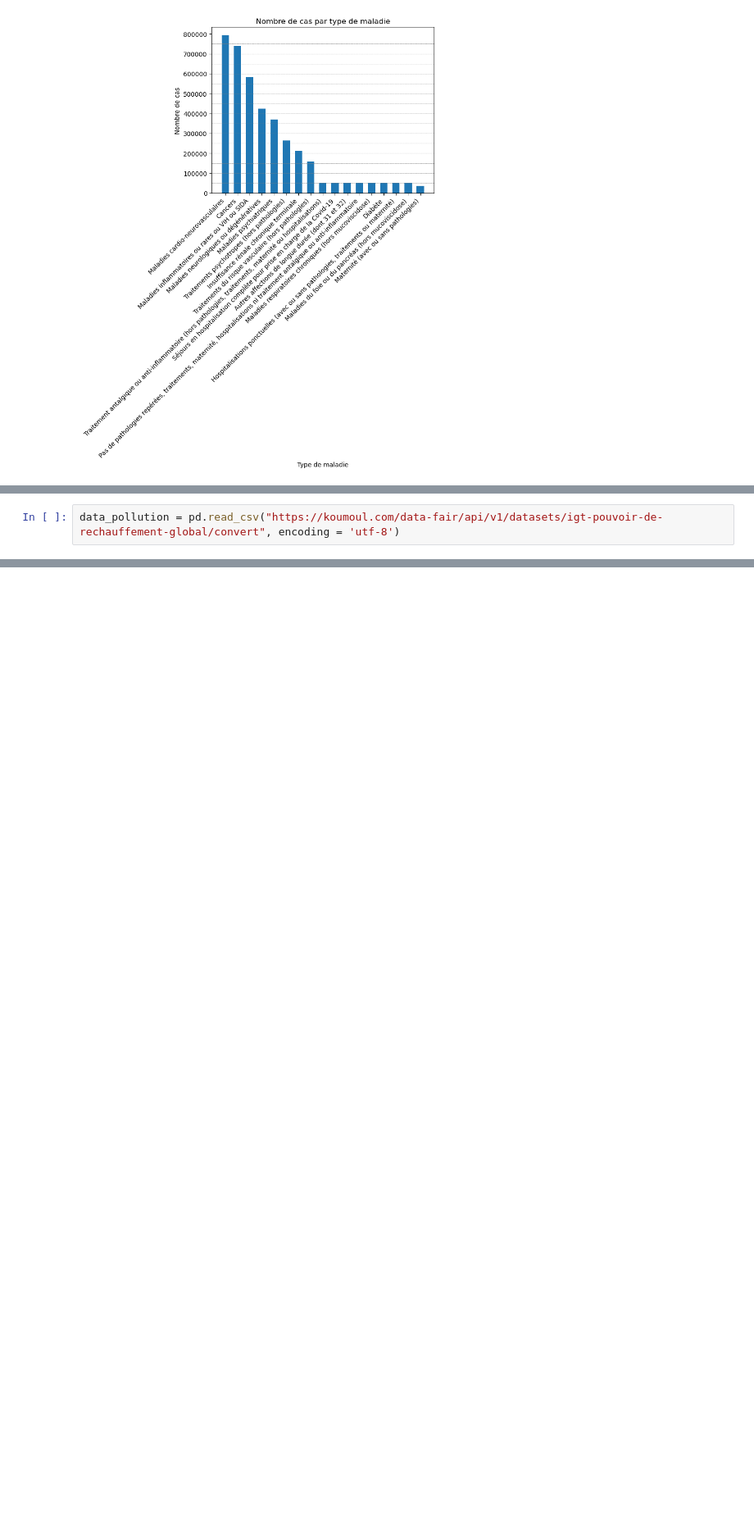
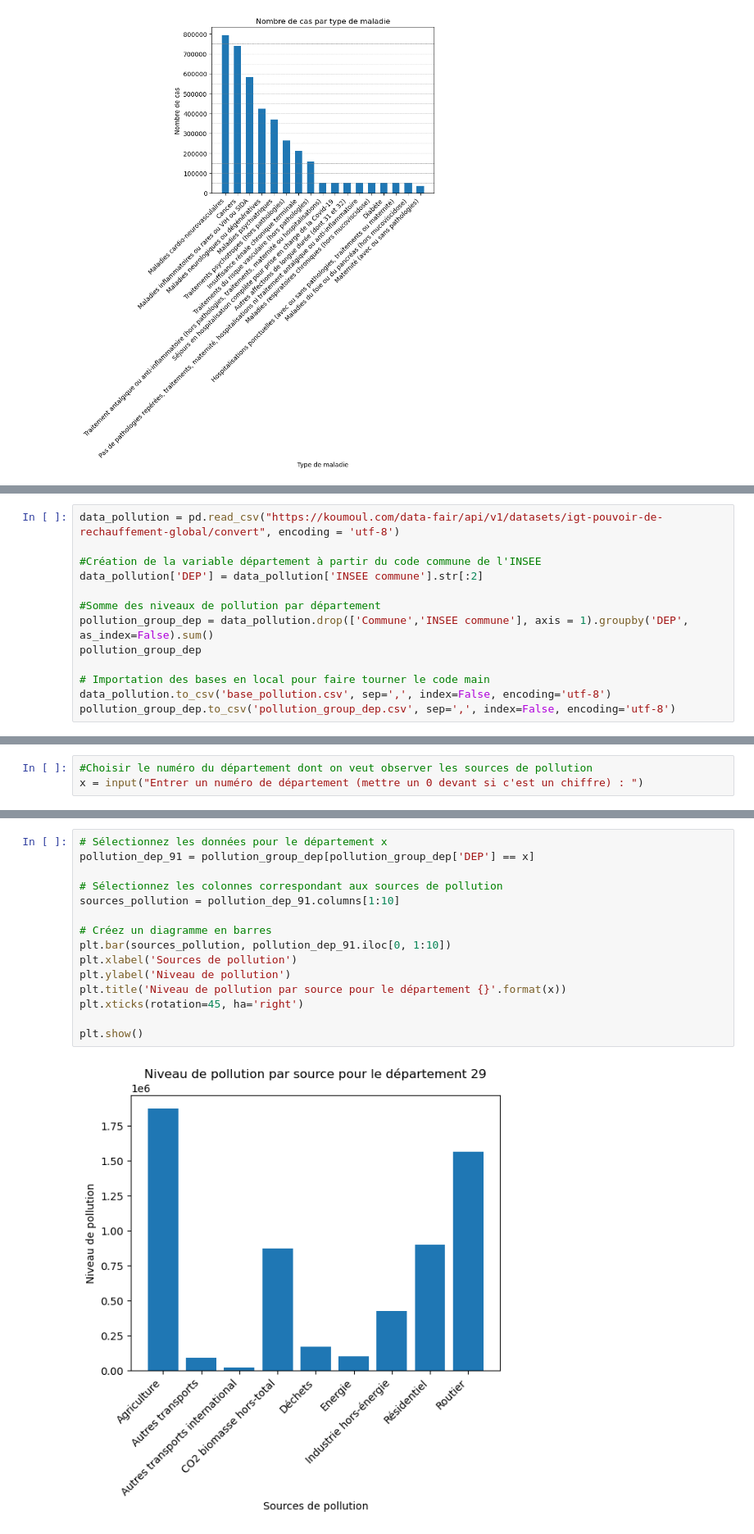
Before and after one commit to tpaquier/Python_DS, a Jupyter notebook: Partie1.ipynb, the cells around one changed output, grey strips where cells are left out. Shown at 82% size. Drawn from its saved outputs; the diff is of its cells as text; blank space fills up the shorter version.

```diff
--- a/Partie1.ipynb
+++ b/Partie1.ipynb
@@ -82,2 +60,13 @@ On importe la base polluton qui vient de (à modifier)
 # %%
 data_pollution = pd.read_csv("https://koumoul.com/data-fair/api/v1/datasets/igt-pouvoir-de-rechauffement-global/convert", encoding = 'utf-8')
+
+#Création de la variable département à partir du code commune de l'INSEE
+data_pollution['DEP'] = data_pollution['INSEE commune'].str[:2]
+
+#Somme des niveaux de pollution par département
+pollution_group_dep = data_pollution.drop(['Commune','INSEE commune'], axis = 1).groupby('DEP', as_index=False).sum()
+pollution_group_dep
+
+# Importation des bases en local pour faire tourner le code main
+data_pollution.to_csv('base_pollution.csv', sep=',', index=False, encoding='utf-8')
+pollution_group_dep.to_csv('pollution_group_dep.csv', sep=',', index=False, encoding='utf-8')
@@ -99,0 +86,3 @@ Pour se faire, nous allons recourir à une copie de notre base de données intia
+# %%
+#Choisir le numéro du département dont on veut observer les sources de pollution
+x = input("Entrer un numéro de département (mettre un 0 devant si c'est un chiffre) : ")
@@ -99,0 +91,17 @@ Pour se faire, nous allons recourir à une copie de notre base de données intia
+# %%
+# Sélectionnez les données pour le département x
+pollution_dep_91 = pollution_group_dep[pollution_group_dep['DEP'] == x]
+
+# Sélectionnez les colonnes correspondant aux sources de pollution
+sources_pollution = pollution_dep_91.columns[1:10]
+
+# Créez un diagramme en barres
+plt.bar(sources_pollution, pollution_dep_91.iloc[0, 1:10])
+plt.xlabel('Sources de pollution')
+plt.ylabel('Niveau de pollution')
+plt.title('Niveau de pollution par source pour le département {}'.format(x))
+plt.xticks(rotation=45, ha='right')
+
+plt.show()
+# %% [output]
+[figure, added]
```
Also changed, not shown: parts of 30 cells of this notebook, 1 other file.
